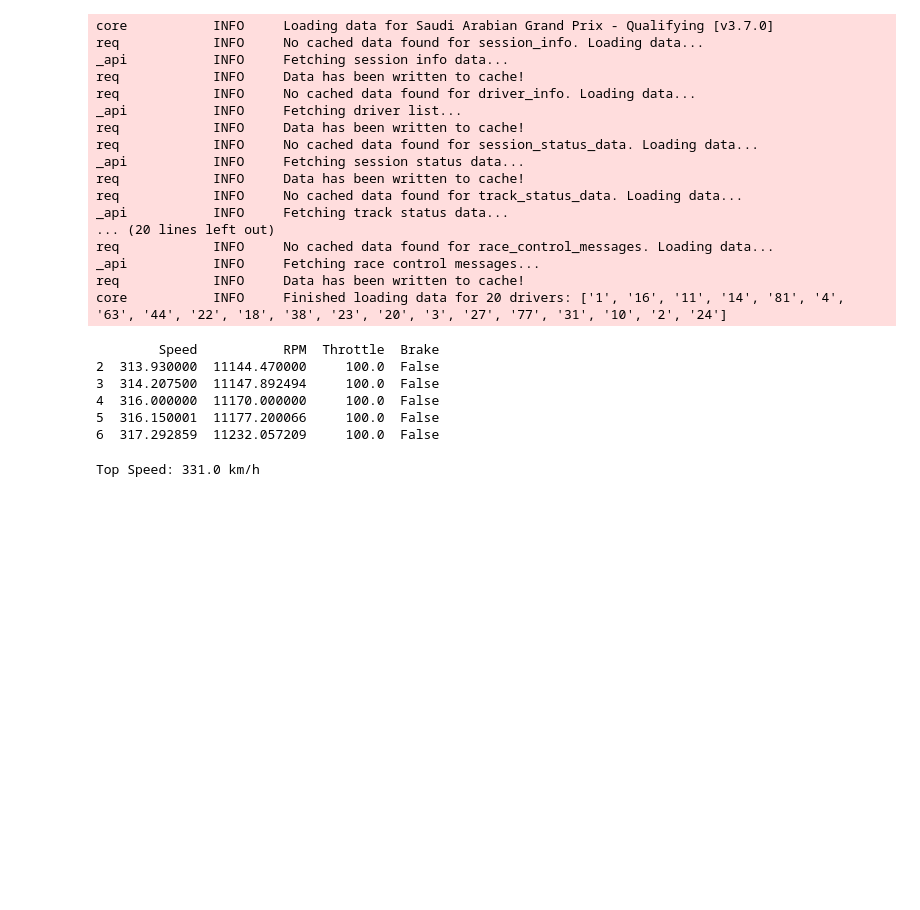
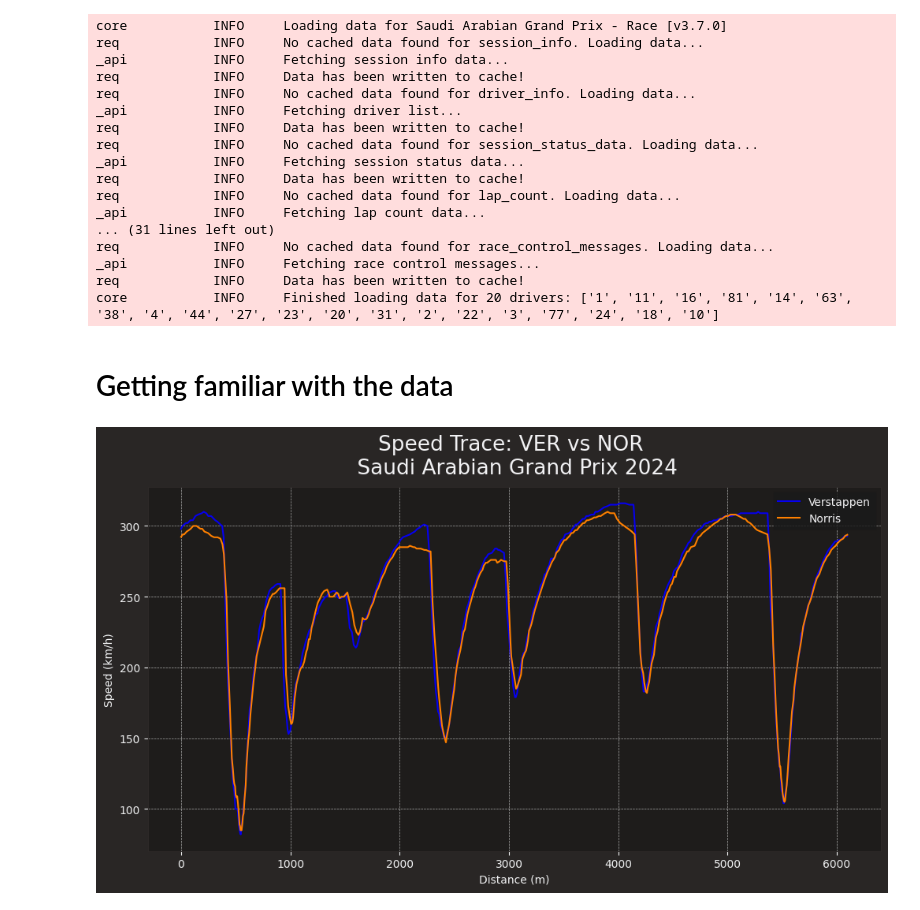
Before and after one commit to iwosmu/f1-fun, a Jupyter notebook: f1fun.ipynb, the cells around one changed output. Cells and saved outputs as stored; diff of their text form; code cells hidden in the pictures; blank space fills up the shorter version.

Commit message:
Added a comparison between 2 drivers' fastest laps

```diff
--- a/f1fun.ipynb
+++ b/f1fun.ipynb
@@ -6,8 +10,8 @@ fastf1.Cache.enable_cache('cache')
 # %%
-session = fastf1.get_session(2024, 'Saudi Arabia', 'Q')
+session = fastf1.get_session(2024, 'Saudi Arabia', 'R')
 session.load()
 # %% [output]
-core           INFO     Loading data for Saudi Arabian Grand Prix - Qualifying [v3.7.0]
+core           INFO     Loading data for Saudi Arabian Grand Prix - Race [v3.7.0]
 req            INFO     No cached data found for session_info. Loading data...
 _api           INFO     Fetching session info data...
 req            INFO     Data has been written to cache!
@@ -17,10 +21,10 @@ req            INFO     Data has been written to cache!
 req            INFO     No cached data found for session_status_data. Loading data...
 _api           INFO     Fetching session status data...
 req            INFO     Data has been written to cache!
-req            INFO     No cached data found for track_status_data. Loading data...
-_api           INFO     Fetching track status data...
-... (20 lines left out)
+req            INFO     No cached data found for lap_count. Loading data...
+_api           INFO     Fetching lap count data...
+... (31 lines left out)
 req            INFO     No cached data found for race_control_messages. Loading data...
 _api           INFO     Fetching race control messages...
 req            INFO     Data has been written to cache!
-core           INFO     Finished loading data for 20 drivers: ['1', '16', '11', '14', '81', '4', '63', '44', '22', '18', '38', '23', '20', '3', '27', '77', '31', '10', '2', '24']
+core           INFO     Finished loading data for 20 drivers: ['1', '11', '16', '81', '14', '63', '38', '4', '44', '27', '23', '20', '31', '2', '22', '3', '77', '24', '18', '10']
@@ -31,13 +31,20 @@ telemetry = ver_lap.get_telemetry()
-# %%
-print(telemetry[['Speed', 'RPM', 'Throttle', 'Brake']].head())
-# %% [output]
-        Speed           RPM  Throttle  Brake
-2  313.930000  11144.470000     100.0  False
-3  314.207500  11147.892494     100.0  False
-4  316.000000  11170.000000     100.0  False
-5  316.150001  11177.200066     100.0  False
-6  317.292859  11232.057209     100.0  False
-# %%
-print(f"\nTop Speed: {telemetry['Speed'].max()} km/h")
-# %% [output]
-Top Speed: 331.0 km/h
+# %% [markdown]
+# Getting familiar with the data
+# %%
+ver_lap = session.laps.pick_drivers('VER').pick_fastest()
+nor_lap = session.laps.pick_drivers('NOR').pick_fastest()
+
+ver_tel = ver_lap.get_telemetry()
+nor_tel = nor_lap.get_telemetry()
+
+fix, ax = plt.subplots(figsize=(12, 6))
+ax.plot(ver_tel['Distance'], ver_tel['Speed'], color = fastf1.plotting.get_team_color(ver_lap['Team'], session=session), label = 'Verstappen')
+ax.plot(nor_tel['Distance'], nor_tel['Speed'], color = fastf1.plotting.get_team_color(nor_lap['Team'], session = session), label = 'Norris')
+ax.set_xlabel('Distance (m)')
+ax.set_ylabel('Speed (km/h)')
+ax.set_title(f"Speed Trace: VER vs NOR \n {session.event['EventName']} 2024")
+ax.legend()
+plt.grid(True, which = 'both', linestyle='--', linewidth=0.5)
+plt.show()
+# %% [output]
+[figure, added]
```
Also changed, not shown: parts of 3 cells of this notebook.
